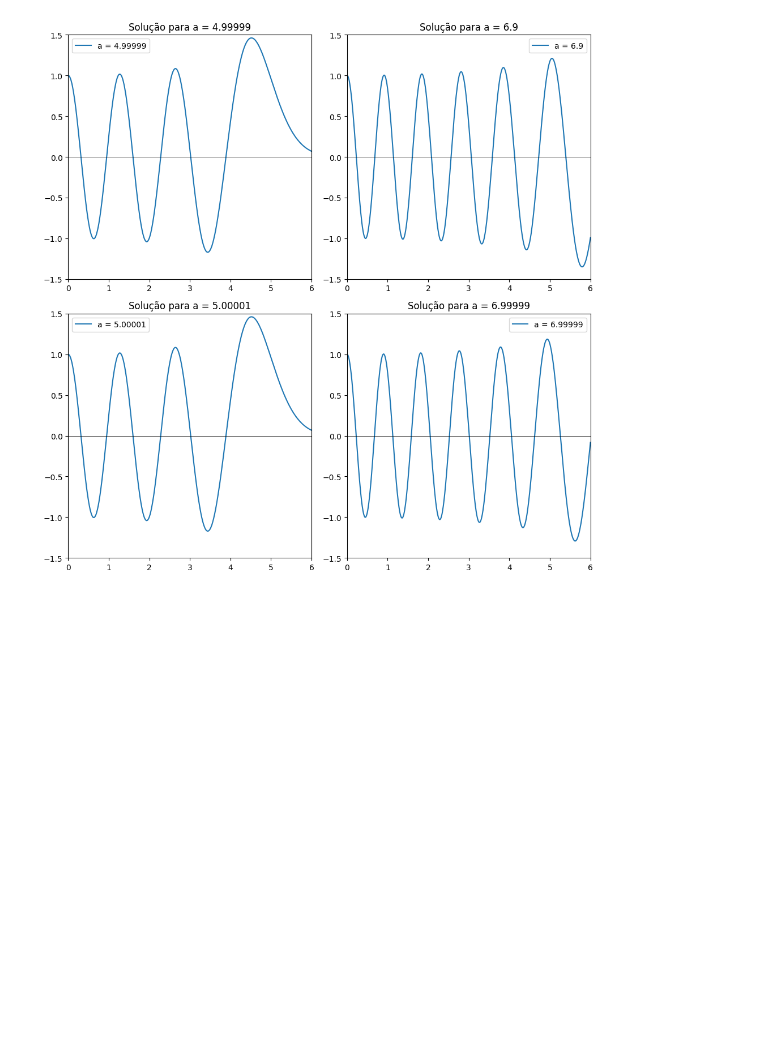
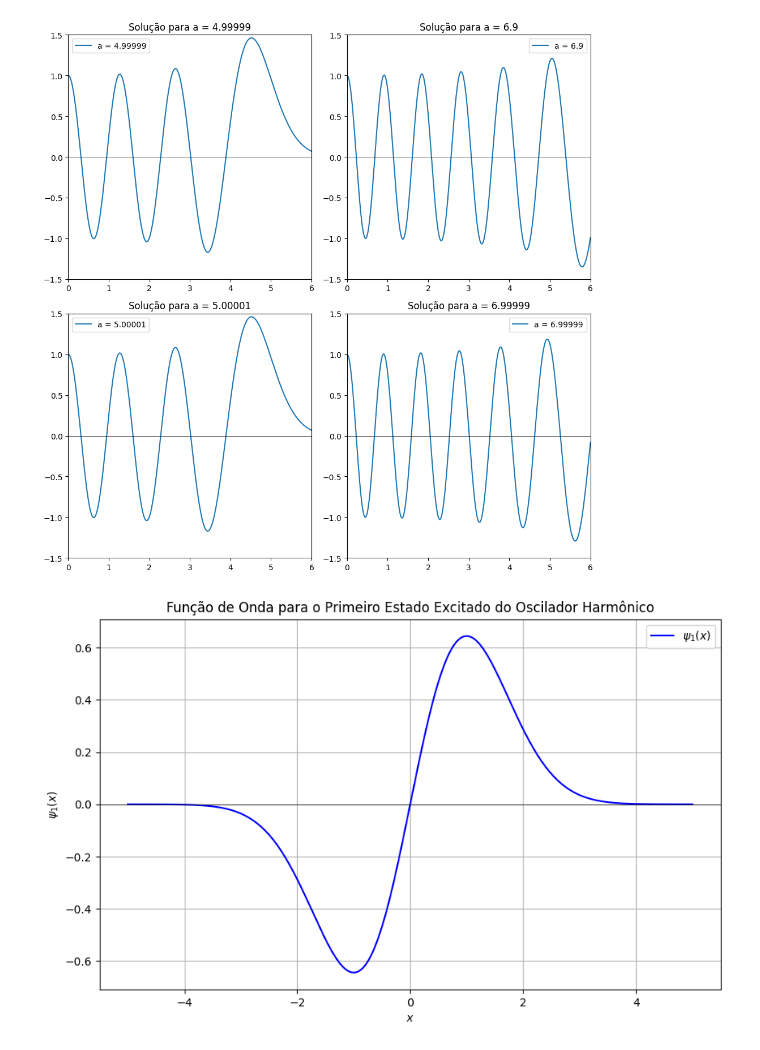
Before and after one commit to HelenaCarvalhoLeal/Quantum_Class, a Jupyter notebook: griffith_2.55.ipynb, the cells around one changed output. Drawn from its saved outputs; the diff is of its cells as text; code cells hidden in the pictures; blank space fills up the shorter version.

```diff
--- a/griffith_2.55.ipynb
+++ b/griffith_2.55.ipynb
@@ -36,3 +36,36 @@ plt.tight_layout()
 plt.show()
 # %% [output]
 [figure]
+# %%
+import numpy as np
+import matplotlib.pyplot as plt
+from scipy.special import hermite
+
+# Definições
+hbar = 1
+m = 1
+omega = 1
+sqrt_m_omega_hbar = np.sqrt(m * omega / hbar)
+
+# Função de onda
+def psi_n(x, n):
+    Hn = hermite(n)
+    norm = np.sqrt(1.0 / (2**n * np.math.factorial(n))) * (m * omega / (np.pi * hbar))**0.25
+    return norm * Hn(sqrt_m_omega_hbar * x) * np.exp(-0.5 * (sqrt_m_omega_hbar * x)**2)
+
+# Dados para o gráfico
+x = np.linspace(-5, 5, 400)
+psi_1 = psi_n(x, 1)
+
+# Plotando o gráfico
+plt.figure(figsize=(10, 6))
+plt.plot(x, psi_1, label=r'$\psi_1(x)$', color='blue')
+plt.axhline(0, color='black', linewidth=0.5)
+plt.title('Função de Onda para o Primeiro Estado Excitado do Oscilador Harmônico')
+plt.xlabel('$x$')
+plt.ylabel('$\psi_1(x)$')
+plt.legend()
+plt.grid(True)
+plt.show()
+# %% [output]
+[figure, added]
```
